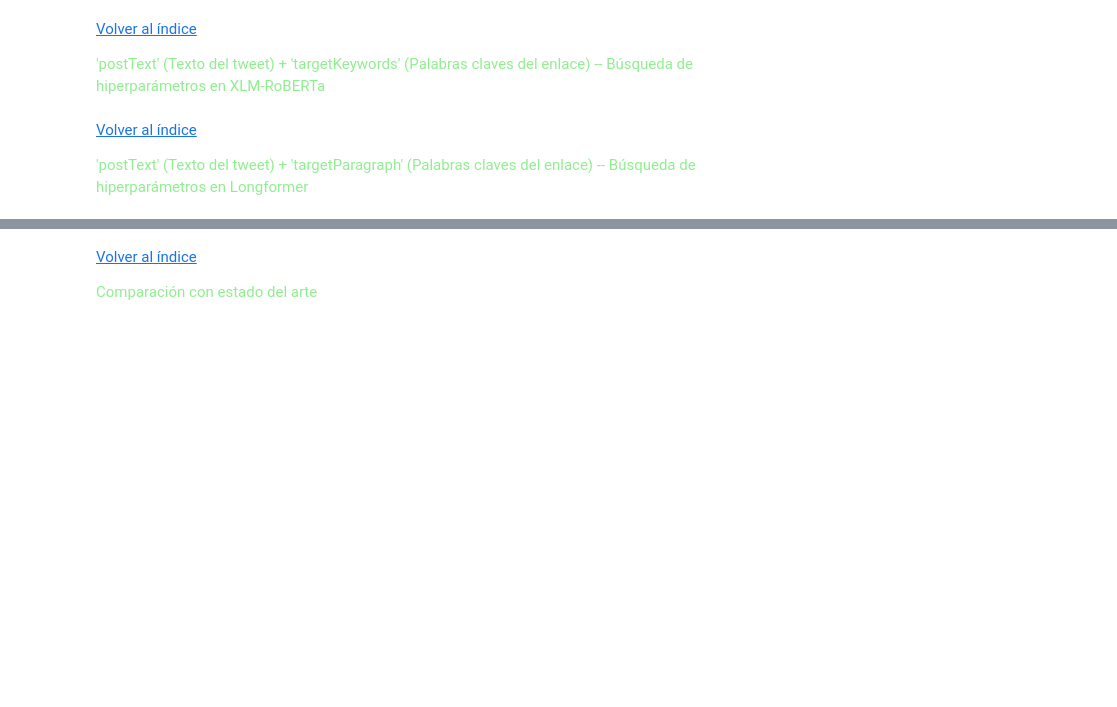
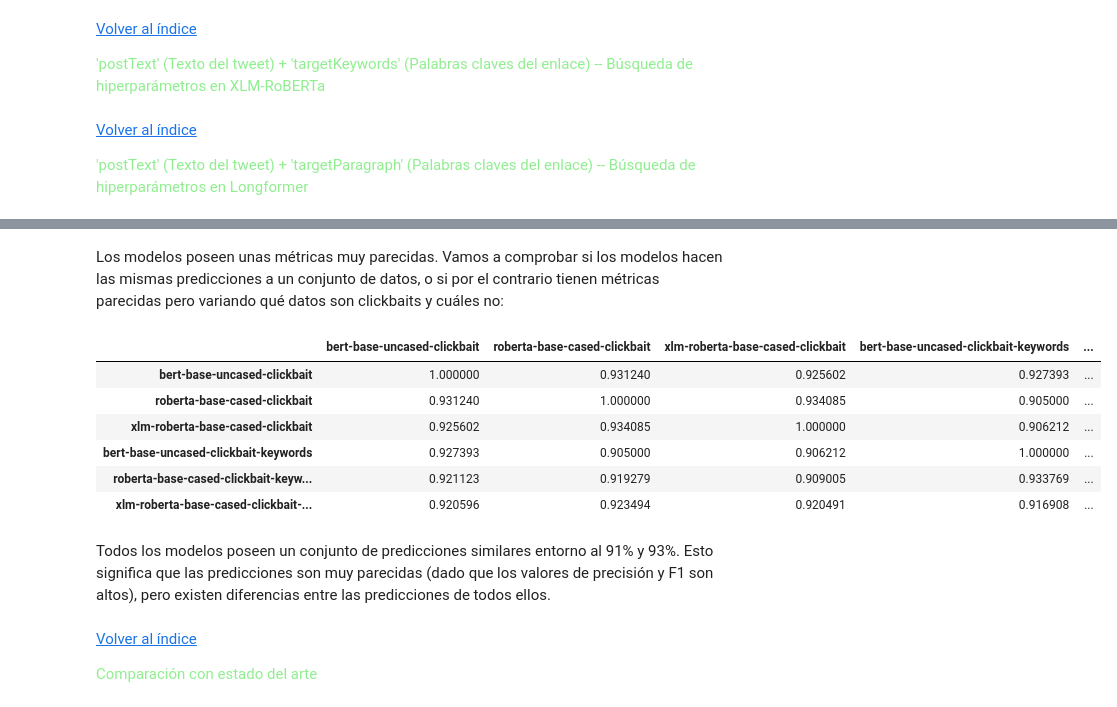
Before and after one commit to Albmargar1/ClickbaitDetector, a Jupyter notebook: main.ipynb, the cells around one changed output, grey strips where cells are left out. Saved outputs shown, nothing was run; the diff lists cells and outputs as text; code cells hidden in the pictures; blank space fills up the shorter version.

```diff
--- a/main.ipynb
+++ b/main.ipynb
@@ -506,0 +514,26 @@ Resultados del modelo cuyo checkpoint es: Stremie/M4
+# %%
+results = []
+
+checkpoint_1 = 'bert-base-uncased-clickbait'
+predictions_1, metrics_1 = model_performance(default_config, checkpoint=str('Stremie/'+checkpoint_1))
+results.append({'predictions': predictions_1, 'metrics': metrics_1, 'checkpoint': checkpoint_1})
+
+checkpoint_2 = 'roberta-base-cased-clickbait'
+predictions_2, metrics_2 = model_performance(default_config, checkpoint=str('Stremie/'+checkpoint_2))
+results.append({'predictions': predictions_2, 'metrics': metrics_2, 'checkpoint': checkpoint_2})
+
+checkpoint_3 = 'xlm-roberta-base-cased-clickbait'
+predictions_3, metrics_3 = model_performance(default_config, checkpoint=str('Stremie/'+checkpoint_3))
+results.append({'predictions': predictions_3, 'metrics': metrics_3, 'checkpoint': checkpoint_3})
+
+checkpoint_4 = 'bert-base-uncased-clickbait-keywords'
+predictions_4, metrics_4 = model_performance(default_config, checkpoint=str('Stremie/'+checkpoint_4))
+results.append({'predictions': predictions_4, 'metrics': metrics_4, 'checkpoint': checkpoint_4})
+
+checkpoint_5 = 'roberta-base-cased-clickbait-keywords'
+predictions_5, metrics_5 = model_performance(default_config, checkpoint=str('Stremie/'+checkpoint_5))
+results.append({'predictions': predictions_5, 'metrics': metrics_5, 'checkpoint': checkpoint_5})
+
+checkpoint_6 = 'xlm-roberta-base-cased-clickbait-keywords'
+predictions_6, metrics_6 = model_performance(default_config, checkpoint=str('Stremie/'+checkpoint_6))
+results.append({'predictions': predictions_6, 'metrics': metrics_6, 'checkpoint': checkpoint_6})
@@ -507,3 +569,32 @@ Resultados del modelo cuyo checkpoint es: Stremie/M4
+# %% [markdown]
+Los modelos poseen unas métricas muy parecidas. Vamos a comprobar si los modelos hacen las mismas predicciones a un conjunto de datos, o si por el contrario tienen métricas parecidas pero variando qué datos son clickbaits y cuáles no:
+# %%
+predictions = [model['predictions'] for model in results]
+
+model_size = len(predictions)
+pred_size = len(predictions[0])
+
+overlapping_predictions = np.zeros((model_size, model_size))
+for i in range(model_size):
+  for j in range(i,model_size):
+    coincidences = [1 if predictions[i][k] == predictions[j][k] else 0 for k in range(pred_size)]
+    overlapping_predictions[i,j] = sum(coincidences) / pred_size
+    overlapping_predictions[j,i] = overlapping_predictions[i,j]
+
+labels = [model['checkpoint'] for model in results]
+
+df = pd.DataFrame(overlapping_predictions, index=labels, columns=labels)
+df
+# %% [output]
+|  | bert-base-uncased-clickbait | roberta-base-cased-clickbait | xlm-roberta-base-cased-clickbait | bert-base-uncased-clickbait-keywords | ... |
+| bert-base-uncased-clickbait | 1.000000 | 0.931240 | 0.925602 | 0.927393 | ... |
+| roberta-base-cased-clickbait | 0.931240 | 1.000000 | 0.934085 | 0.905000 | ... |
+| xlm-roberta-base-cased-clickbait | 0.925602 | 0.934085 | 1.000000 | 0.906212 | ... |
+| bert-base-uncased-clickbait-keywords | 0.927393 | 0.905000 | 0.906212 | 1.000000 | ... |
+| roberta-base-cased-clickbait-keyw... | 0.921123 | 0.919279 | 0.909005 | 0.933769 | ... |
+| xlm-roberta-base-cased-clickbait-... | 0.920596 | 0.923494 | 0.920491 | 0.916908 | ... |
+# %% [markdown]
+Todos los modelos poseen un conjunto de predicciones similares entorno al 91% y 93%. Esto significa que las predicciones son muy parecidas (dado que los valores de precisión y F1 son altos), pero existen diferencias entre las predicciones de todos ellos.
 # %% [markdown]
 [Volver al índice](#Index)
 
```
Also changed, not shown: parts of 11 cells of this notebook.
